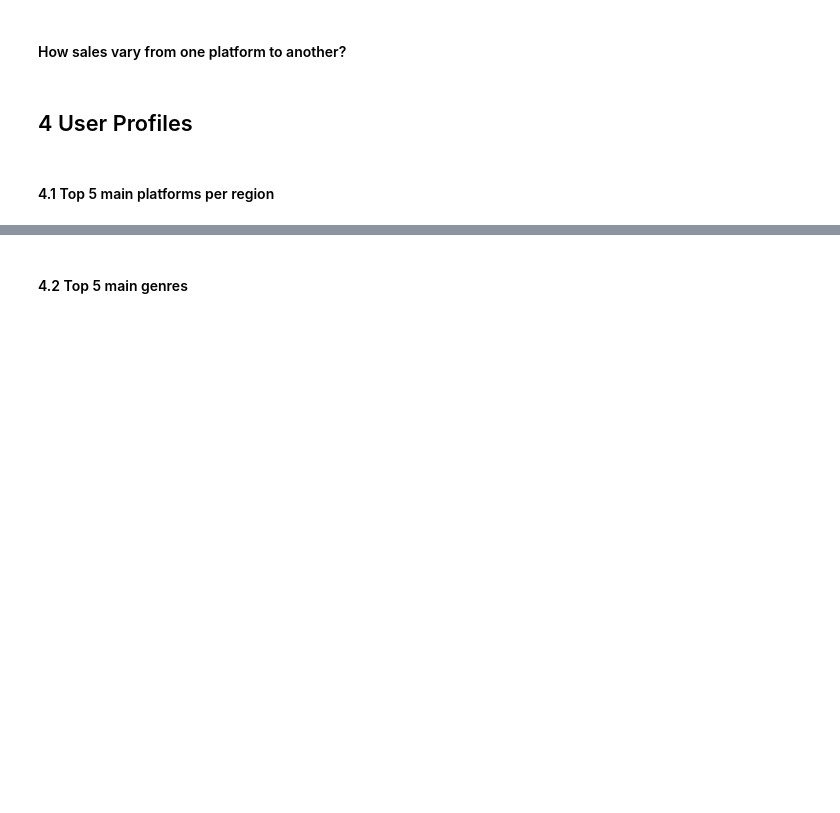
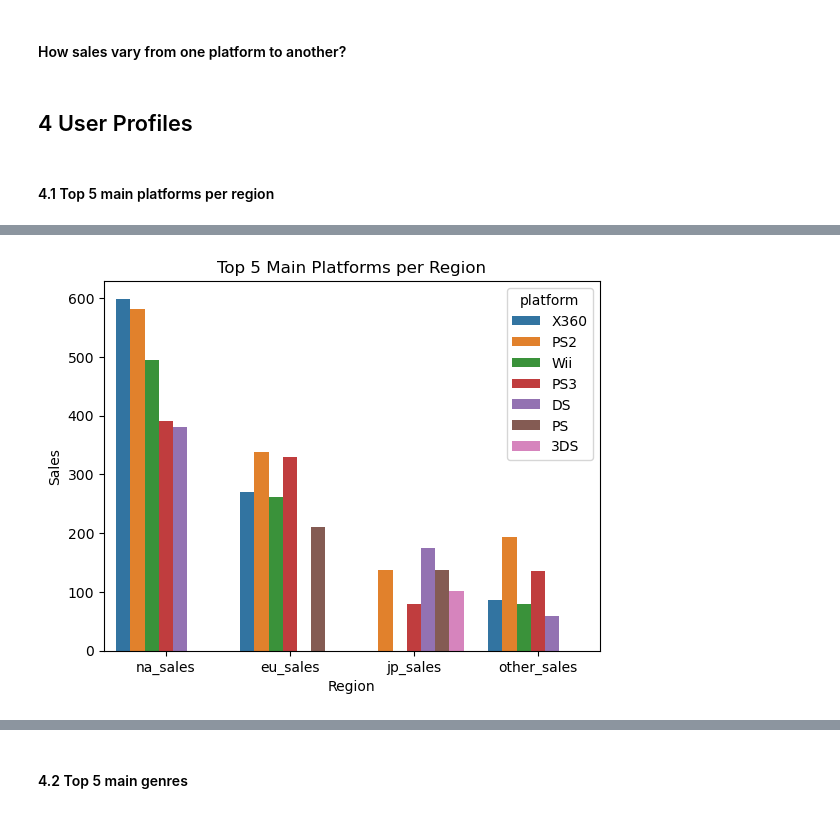
Before and after one commit to AlBerth-Dev/Ice_Videogames, a Jupyter notebook: notebooks/EDA.ipynb, the cells around one changed output, grey strips where cells are left out. Saved outputs shown, nothing was run; the diff lists cells and outputs as text; code cells hidden in the pictures; blank space fills up the shorter version.

```diff
--- a/notebooks/EDA.ipynb
+++ b/notebooks/EDA.ipynb
@@ -181,0 +169,23 @@ new_data = data[data['year_of_release']>=1995]
+# %%
+platforms_per_region = new_data.pivot_table(index='platform', values=['jp_sales', 'eu_sales', 'na_sales', 'other_sales'], aggfunc='sum').reset_index()
+top_plat_na = platforms_per_region.sort_values(by='na_sales', ascending=False)[['platform','na_sales']].head()
+top_plat_eu = platforms_per_region.sort_values(by='eu_sales', ascending=False)[['platform','eu_sales']].head()
+top_plat_jp = platforms_per_region.sort_values(by='jp_sales', ascending=False)[['platform','jp_sales']].head()
+top_plat_other = platforms_per_region.sort_values(by='other_sales', ascending=False)[['platform','other_sales']].head()
+
+# Fusionar los 4 DF's:
+top_platforms = pd.merge(pd.merge(pd.merge(top_plat_na, top_plat_eu, on='platform', how='outer'),
+                                  top_plat_jp, on='platform', how='outer'),
+                                  top_plat_other, on='platform', how='outer')
+top_platforms_2 = pd.melt(top_platforms, id_vars=['platform'], var_name='region', value_name='sales',
+                          value_vars=['na_sales', 'eu_sales', 'jp_sales', 'other_sales']).reset_index(drop=True)
+
+#display(top_platforms_2)
+
+sns.barplot(top_platforms_2, x= 'region', y= 'sales', hue='platform')
+plt.title('Top 5 Main Platforms per Region')
+plt.xlabel('Region')
+plt.ylabel('Sales')
+plt.show()
+# %% [output]
+[figure, added]
```
Also changed, not shown: parts of 17 cells of this notebook.
